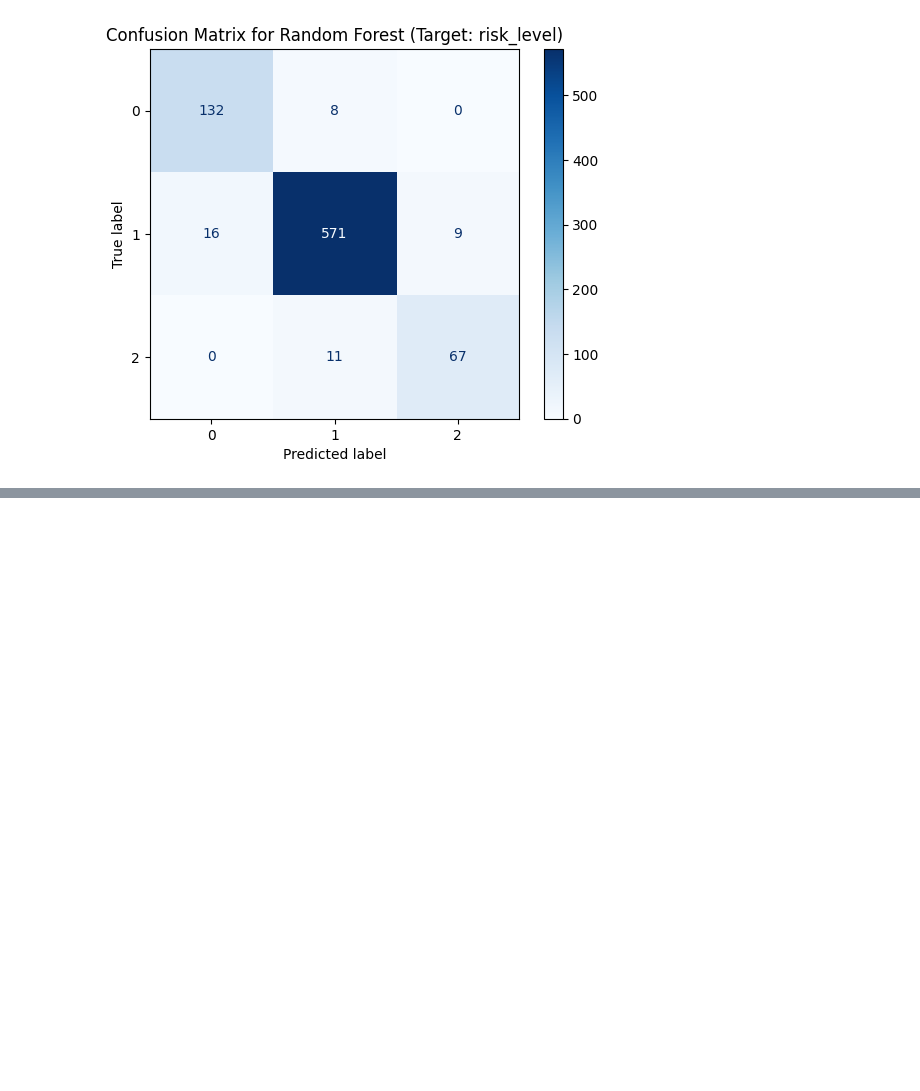
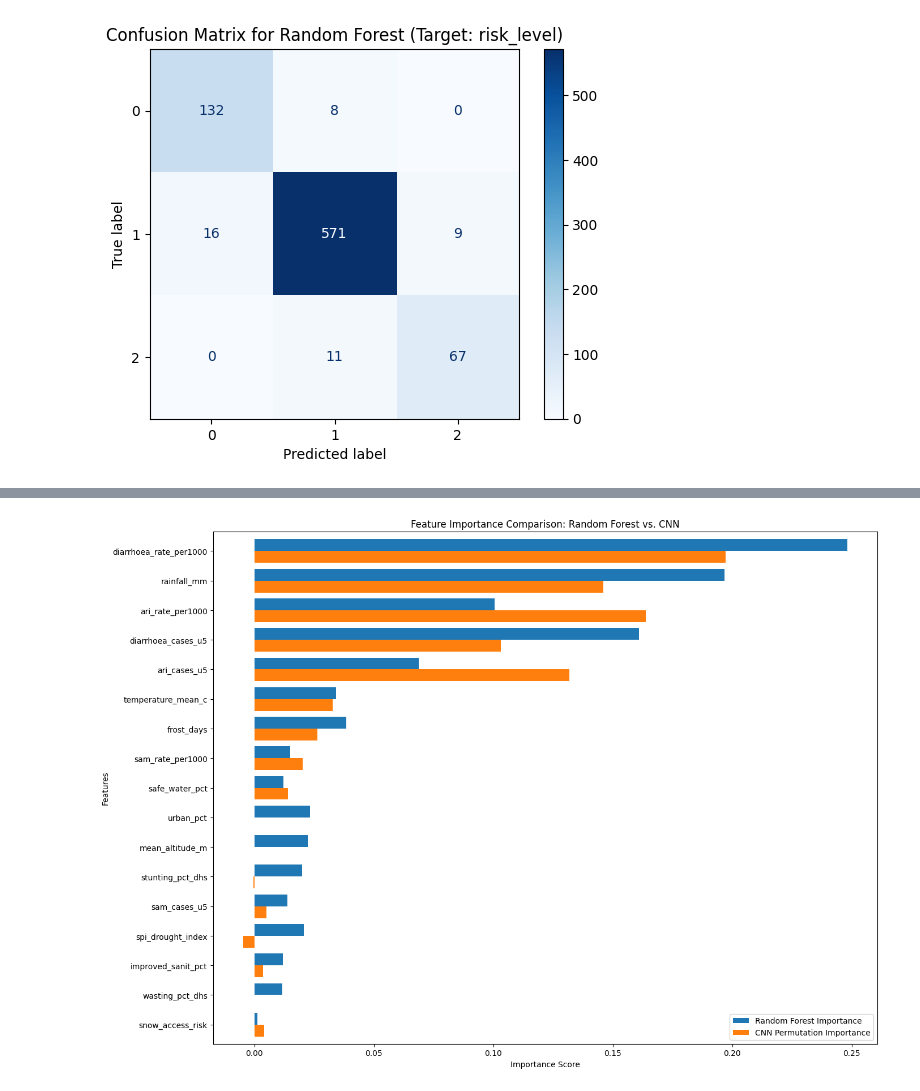
Before and after one commit to davidmothae3/caresai-test, a Jupyter notebook: Climate_Health_Risk_Kids_Under_5.ipynb, the cells around one changed output, grey strips where cells are left out. Cells and saved outputs as stored; diff of their text form; code cells hidden in the pictures; blank space fills up the shorter version.

```diff
--- a/Climate_Health_Risk_Kids_Under_5.ipynb
+++ b/Climate_Health_Risk_Kids_Under_5.ipynb
@@ -658,0 +715,30 @@ weighted avg       0.95      0.95      0.95       814
+# %%
+import matplotlib.pyplot as plt
+import seaborn as sns
+
+# Ensure both series are aligned for comparison, handling potential missing features if any (though unlikely here)
+# We'll use the feature names from X_train_sm.columns for consistency as both models were trained on it
+common_features = sorted_rf_feature_importances.index.intersection(sorted_cnn_feature_importances.index)
+
+# Create a DataFrame for easy plotting
+feature_comparison_df = pd.DataFrame({
+    'Random Forest Importance': sorted_rf_feature_importances.loc[common_features],
+    'CNN Permutation Importance': sorted_cnn_feature_importances.loc[common_features]
+})
+
+# Sort by overall importance (e.g., average of both or just RF for a consistent order)
+feature_comparison_df['Average Importance'] = feature_comparison_df.mean(axis=1)
+feature_comparison_df = feature_comparison_df.sort_values(by='Average Importance', ascending=False)
+
+# Plotting
+fig, ax = plt.subplots(figsize=(14, 10))
+feature_comparison_df[['Random Forest Importance', 'CNN Permutation Importance']].plot(kind='barh', ax=ax, width=0.8)
+
+ax.set_title('Feature Importance Comparison: Random Forest vs. CNN')
+ax.set_xlabel('Importance Score')
+ax.set_ylabel('Features')
+ax.invert_yaxis() # Put most important features at the top
+plt.tight_layout()
+plt.show()
+# %% [output]
+[figure, added]
```
Also changed, not shown: parts of 7 cells of this notebook.
